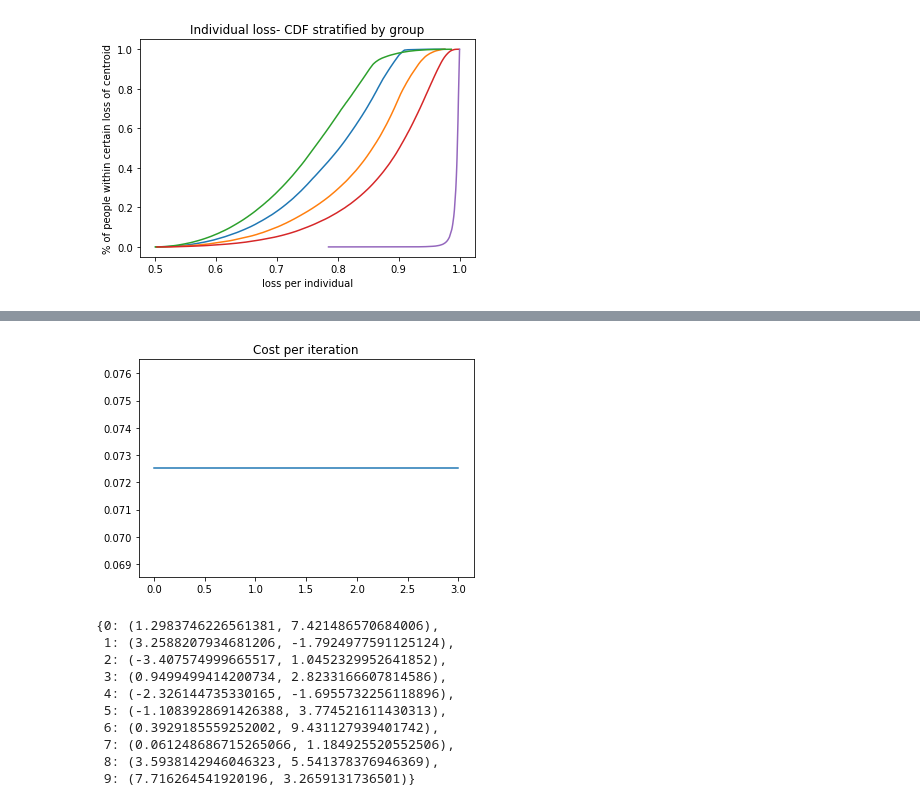
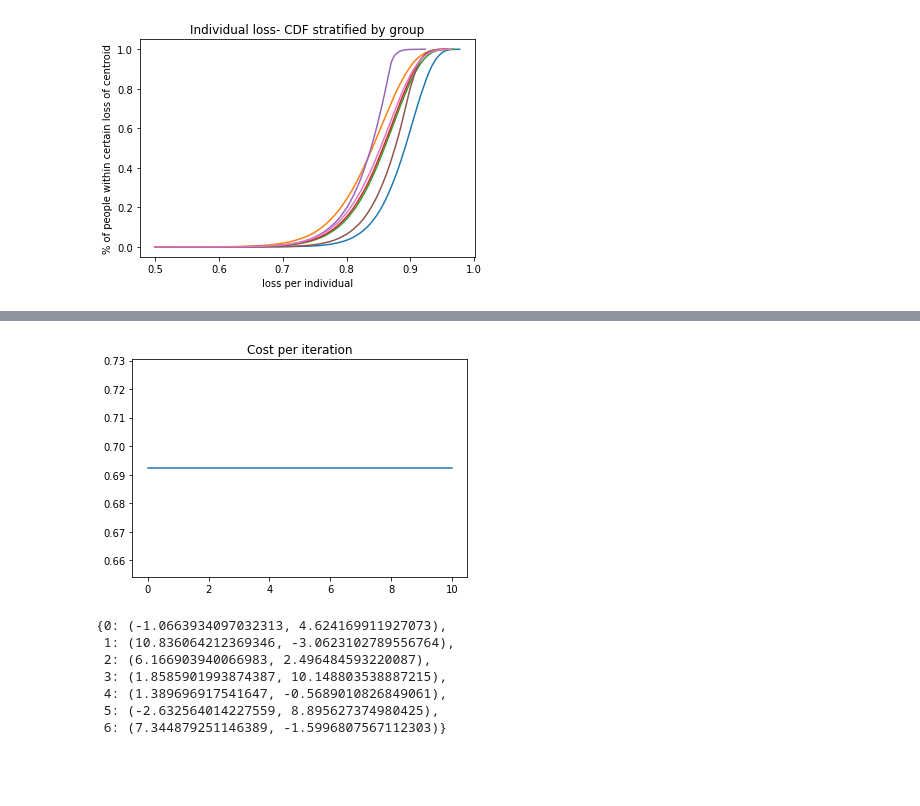
Before and after one commit to mbalestra/AllocateResourcesFairly, a Jupyter notebook: algorithm/synth_data.ipynb, the cells around one changed output, grey strips where cells are left out. Cells and saved outputs as stored; diff of their text form; code cells hidden in the pictures; blank space fills up the shorter version.

```diff
--- a/algorithm/synth_data.ipynb
+++ b/algorithm/synth_data.ipynb
@@ -12,5 +12,5 @@ import time
 #User input for algorithm:
 #for synthetic data/potentially for regular datasets user can set the total subgroups/centroids
 centroids = input("Enter number of centroids: ")
-groups = input("Enter number of groups: ")
+groupNum = input("Enter number of groups: ")
 # %% [output]
@@ -261,14 +256,20 @@ def compute_clusters(df):
 from sklearn.datasets import make_blobs
 from sklearn.datasets import make_classification
 import random
+import sys
+from operator import itemgetter
 
 # Generate Imbalanced Synthetic Data
-# X,y = make_classification(n_samples=800000, n_classes=2,shift=4 ,n_informative=4, n_redundant=0,n_repeated=0, n_clusters_per_class=2,class_sep=.8,flip_y=0,weights=[0.85,.15], random_state=55)
-X, y = make_blobs(n_samples=800000, centers=int(groups), n_features=2, random_state=0)
+center_box = (0,20)
+# X,y = make_classification(n_samples=800000, n_classes=int(groupNum),shift=15 ,n_informative=4, n_redundant=0,n_repeated=0, n_clusters_per_class=2,class_sep=.8,flip_y=0,weights=[0.65,.15, .12, .08], random_state=55)
+X, y = make_blobs(n_samples=800000, centers=int(centroids), n_features=2, cluster_std=.4,random_state=0)
+# X, y = make_blobs(n_samples=1000000, centers=int(groups), n_features=2,center_box=center_box,random_state=0)
 # create dataframe to hold x and y coordinates
 df = pd.DataFrame({
     'x_coord': X[:,0],
     'y_coord': X[:,1]})
+
+numList = [i for i in range(int(groupNum))]
 df['group'] = y
 
 
@@ -276,8 +277,29 @@ df['group'] = y
 k = int(centroids)
 centroids = {}
 #randomly initialized centroid x and y coordinates (in real data we will actually have these coordinates)
-for i in range(k):
-  centroids[i] = ((random.choice(X[:,0])), (random.choice(X[:,1])))
+centroids[0] = ((random.choice(X[:,0])), (random.choice(X[:,1])))
+
+#K-Means++
+for c in range(k - 1):
+  ## initialize a list to store distances of data
+  ## points from nearest centroid
+  dist = []
+  for i in range(df.shape[0]):
+    point = (df['x_coord'][i],df['y_coord'][i])
+    d = sys.maxsize
+
+    ## compute distance of 'point' from each of the previously
+    ## selected centroid and store the minimum distance
+    for j in range(len(centroids)):
+      temp_dist = calc_dist(point[0], point[1], centroids[j][0], centroids[j][1])
+      d = min(d, temp_dist)
+    dist.append(d)
+
+  ## select data point with maximum distance as our next centroid
+  dist = np.array(dist)
+  next_centroid = (df['x_coord'][np.argmax(dist)], df['y_coord'][np.argmax(dist)])
+  centroids[c+1] = (next_centroid)
+  dist = []
 
 #colors for centroids
 color_map = {}
@@ -287,13 +309,11 @@ for i in range(k):
 #plot synthetic data
 fig = plt.figure(figsize=(5,5))
 ax = sns.scatterplot(X[:,0],X[:,1],hue=y)
-
 for i in centroids.keys():
   plt.scatter(centroids[i][0], centroids[i][1], color=color_map[i])
 df = assign_cluster(df, centroids)
-df
-plt.xlim(-25, 25)
-plt.ylim(-25, 25)
+plt.xlim(-20, 20)
+plt.ylim(-20, 20)
 ax.set_title("Synthetic Data")
 plt.show()
 
@@ -320,5 +337,5 @@ cdf1, cdf2 = compute_cdf(groups)
 #subgroup loss between max and min loss
 subgroup_loss = compare_loss(groups[cdf1], groups[cdf2], 50)
 loss = sum_loss(df, centroids, subgroup_loss)
-update(.7, centroids,df, subgroup_loss, loss, groups, cdf1, cdf2)
+update(centroids,df, subgroup_loss, loss, groups, cdf1, cdf2)
 # %% [output]
@@ -326 +343 @@ Time elapsed Assignment Step:  2.3165276050567627
-[figure, old version]
+[figure, new version]
@@ -344,11 +361,8 @@ Time elapsed End of Update Step:  3.446195363998413
-[figure, old version]
+[figure, new version]
-{0: (1.2983746226561381, 7.421486570684006),
- 1: (3.2588207934681206, -1.7924977591125124),
- 2: (-3.407574999665517, 1.0452329952641852),
- 3: (0.9499499414200734, 2.8233166607814586),
- 4: (-2.326144735330165, -1.6955732256118896),
- 5: (-1.1083928691426388, 3.774521611430313),
- 6: (0.3929185559252002, 9.431127939401742),
- 7: (0.061248686715265066, 1.184925520552506),
- 8: (3.5938142946046323, 5.541378376946369),
- 9: (7.716264541920196, 3.2659131736501)}
+{0: (-1.0663934097032313, 4.624169911927073),
+ 1: (10.836064212369346, -3.0623102789556764),
+ 2: (6.166903940066983, 2.496484593220087),
+ 3: (1.8585901993874387, 10.148803538887215),
+ 4: (1.389696917541647, -0.5689010826849061),
+ 5: (-2.632564014227559, 8.895627374980425),
+ 6: (7.344879251146389, -1.5996807567112303)}
```
Also changed, not shown: parts of 16 cells of this notebook.
